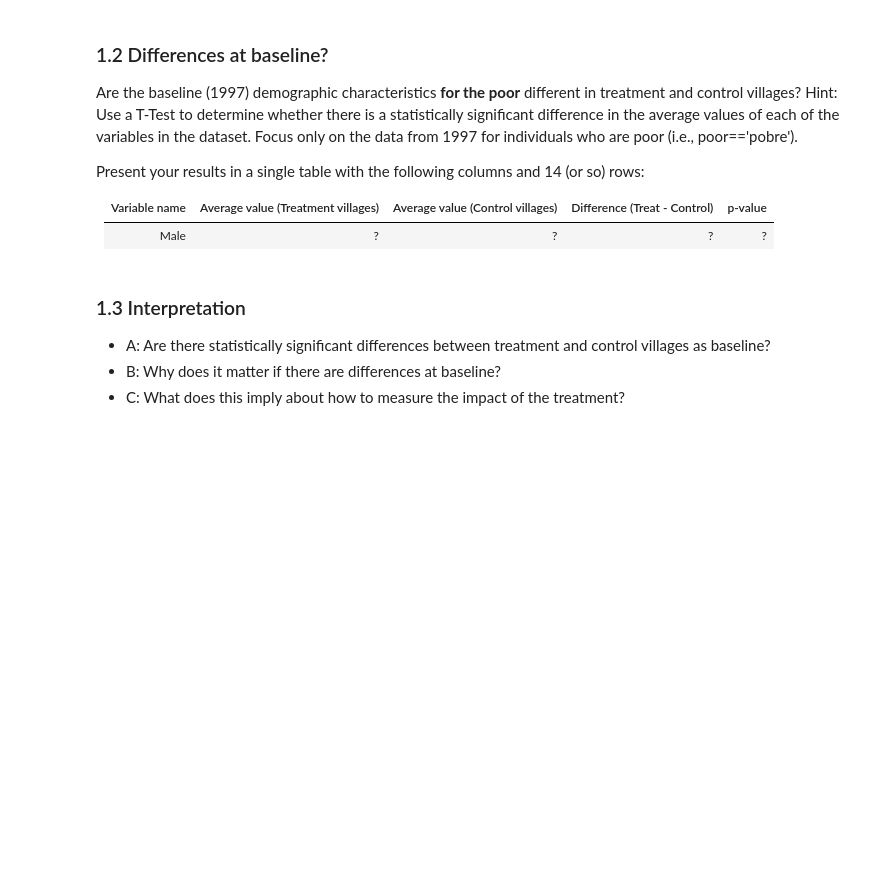
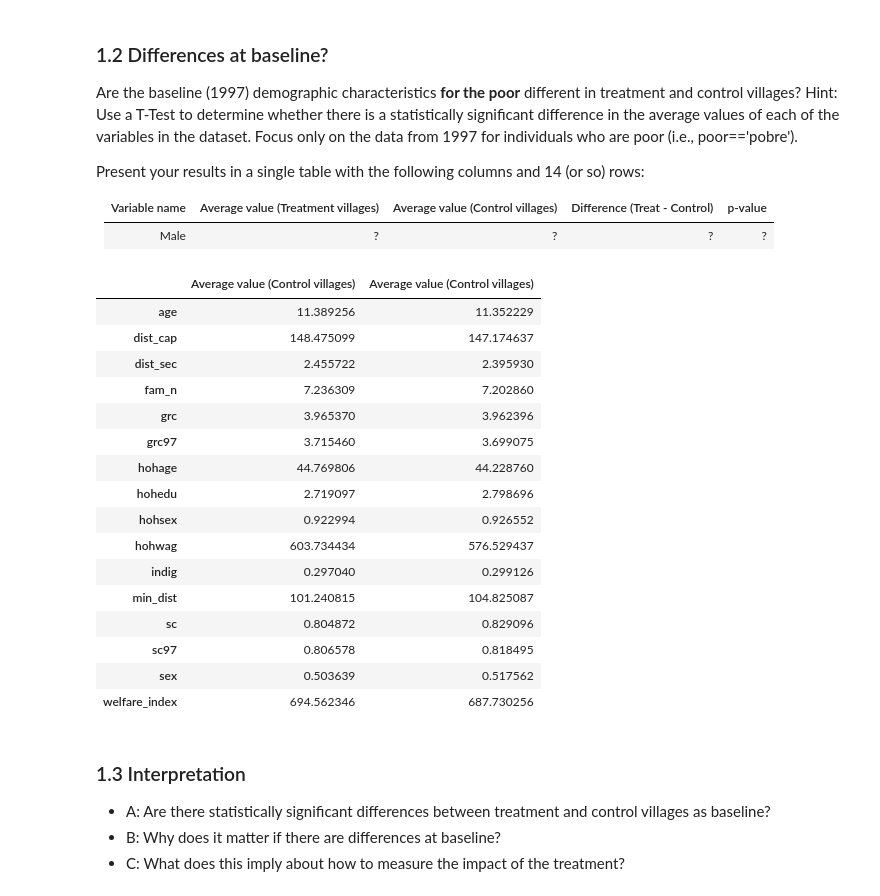
Before and after one commit to abhi32ag/Data_Science_2, a Jupyter notebook: Assignments/Problem_Set_2/Garg-Abhinav-ps2.ipynb, the cells around one changed output. Drawn from its saved outputs; the diff is of its cells as text; code cells hidden in the pictures; blank space fills up the shorter version.

```diff
--- a/Assignments/Problem_Set_2/Garg-Abhinav-ps2.ipynb
+++ b/Assignments/Problem_Set_2/Garg-Abhinav-ps2.ipynb
@@ -116,6 +117,35 @@ Present your results in a single table with the following columns and 14 (or so)
 | Variable name | Average value (Treatment villages) | Average value (Control villages) | Difference (Treat - Control) | p-value |
 |------|------|------|------|------|
 |Male  |?     |?     |?     |?     |
+# %%
+s = progresa_data[x]
+control = s[s['progresa'] != 'basal']
+treatment = s[s['progresa'] == 'basal']
+d_control = control.describe()
+d_treatment = treatment.describe()
+avg_control = d_control[d_control.index == 'mean'].T
+avg_treatment = d_treatment[d_treatment.index == 'mean'].T
+test = pd.concat([avg_control,avg_treatment], axis = 1)
+# %%
+test.rename(columns = {'mean': 'Average value (Treatment villages)', 'mean':'Average value (Control villages)'})
+# %% [output]
+|  | Average value (Control villages) | Average value (Control villages) |
+| age | 11.389256 | 11.352229 |
+| dist_cap | 148.475099 | 147.174637 |
+| dist_sec | 2.455722 | 2.395930 |
+| fam_n | 7.236309 | 7.202860 |
+| grc | 3.965370 | 3.962396 |
+| grc97 | 3.715460 | 3.699075 |
+| hohage | 44.769806 | 44.228760 |
+| hohedu | 2.719097 | 2.798696 |
+| hohsex | 0.922994 | 0.926552 |
+| hohwag | 603.734434 | 576.529437 |
+| indig | 0.297040 | 0.299126 |
+| min_dist | 101.240815 | 104.825087 |
+| sc | 0.804872 | 0.829096 |
+| sc97 | 0.806578 | 0.818495 |
+| sex | 0.503639 | 0.517562 |
+| welfare_index | 694.562346 | 687.730256 |
 # %% [markdown]
 ### 1.3 Interpretation
 
```
Also changed, not shown: parts of 1 cell of this notebook.
